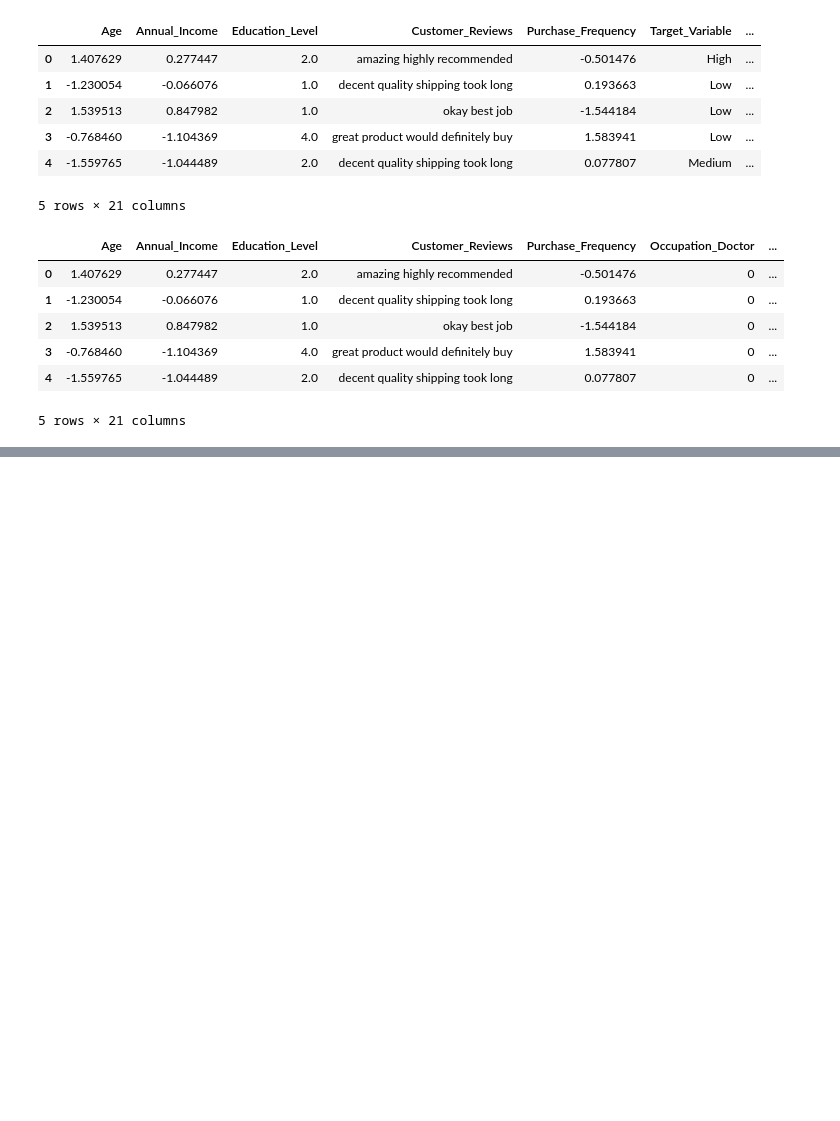
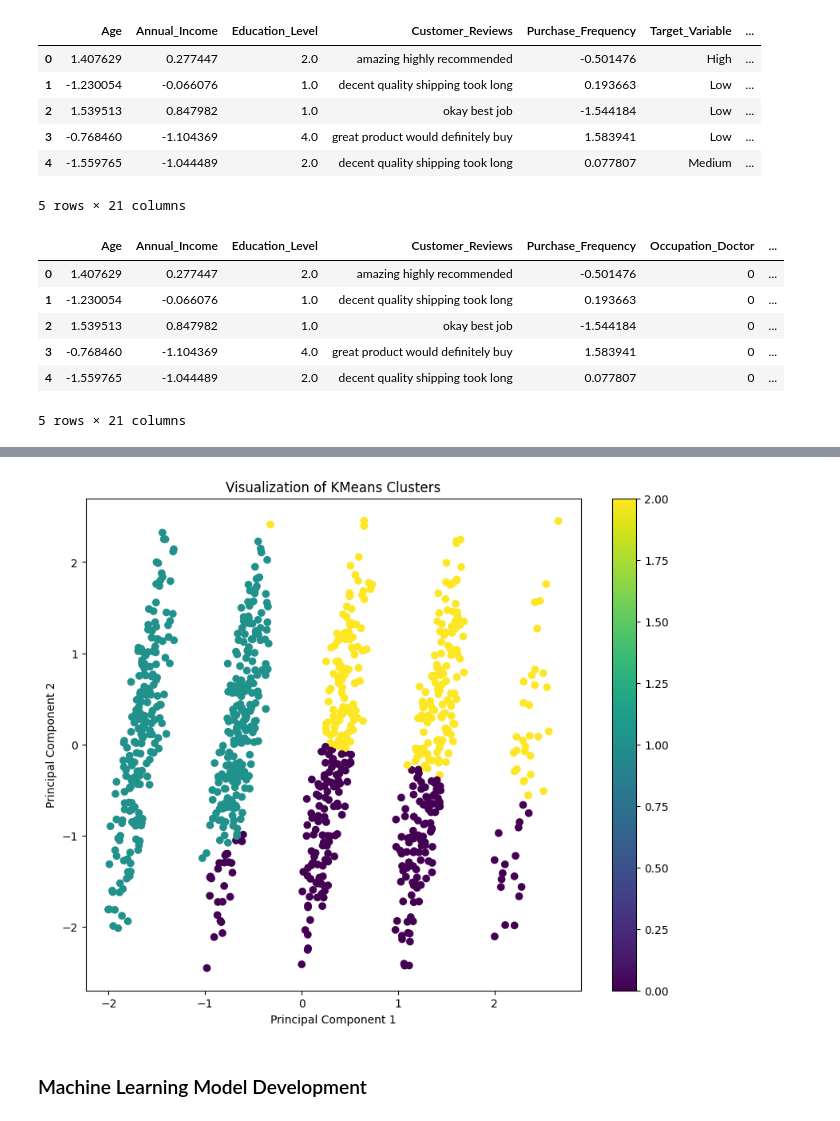
Before and after one commit to RawatRahul14/Multi-Sentiment-Analysis, a Jupyter notebook: final_submission.ipynb, the cells around one changed output, grey strips where cells are left out. Cells and saved outputs as stored; diff of their text form; code cells hidden in the pictures; blank space fills up the shorter version.

```diff
--- a/final_submission.ipynb
+++ b/final_submission.ipynb
@@ -440,0 +383,13 @@ Test Accuracy: 0.3526
+# %%
+# Plotting
+plt.figure(figsize=(10, 8))
+scatter = plt.scatter(pca_df['PCA1'], pca_df['PCA2'], c=pca_df['Cluster'], cmap='viridis', label=pca_df['Cluster'])
+plt.title('Visualization of KMeans Clusters')
+plt.xlabel('Principal Component 1')
+plt.ylabel('Principal Component 2')
+plt.colorbar(scatter)
+plt.show()
+# %% [output]
+[figure, added]
+# %% [markdown]
+### Machine Learning Model Development
```
Also changed, not shown: parts of 53 cells of this notebook.
